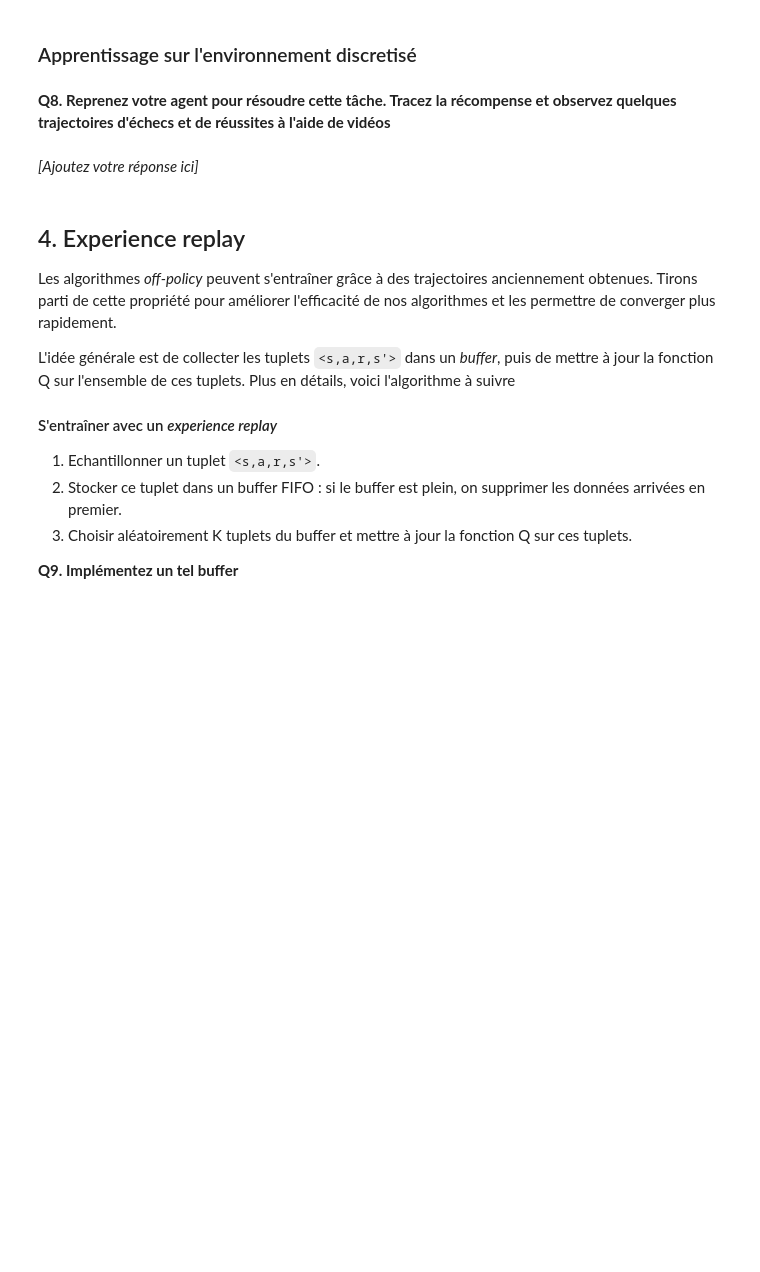
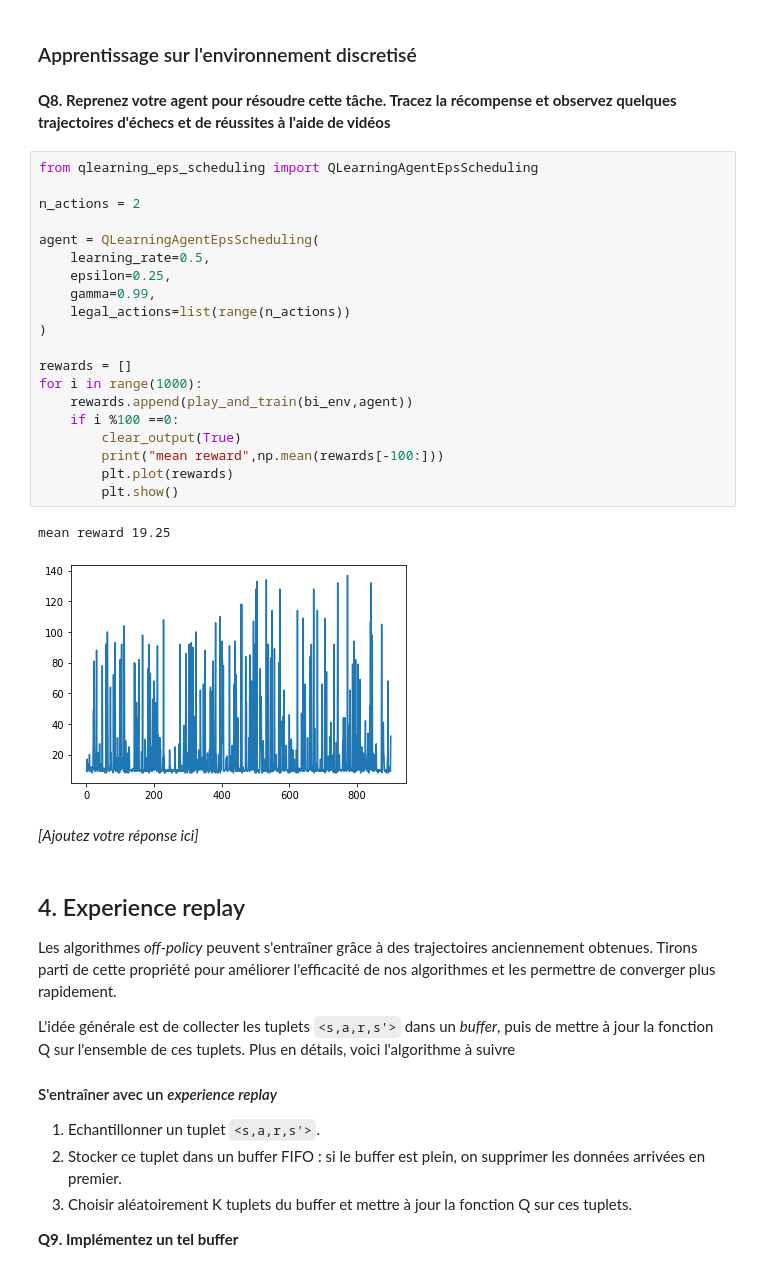
Before and after one commit to Miolith/reinforcement-learning, a Jupyter notebook: tp4/TP4.ipynb, the cells around one changed output. Cells and saved outputs as stored; diff of their text form; blank space fills up the shorter version.

```diff
--- a/tp4/TP4.ipynb
+++ b/tp4/TP4.ipynb
@@ -302,6 +376,29 @@ bi_env = Binarizer(gym.make("CartPole-v0"))
 ### Apprentissage sur l'environnement discretisé
 # %% [markdown]
 **Q8. Reprenez votre agent pour résoudre cette tâche. Tracez la récompense et observez quelques trajectoires d'échecs et de réussites à l'aide de vidéos**
+# %%
+from qlearning_eps_scheduling import QLearningAgentEpsScheduling
+
+n_actions = 2
+
+agent = QLearningAgentEpsScheduling(
+    learning_rate=0.5,
+    epsilon=0.25,
+    gamma=0.99,
+    legal_actions=list(range(n_actions))
+)
+
+rewards = []
+for i in range(1000):
+    rewards.append(play_and_train(bi_env,agent))
+    if i %100 ==0:
+        clear_output(True)
+        print("mean reward",np.mean(rewards[-100:]))
+        plt.plot(rewards)
+        plt.show()
+# %% [output]
+mean reward 19.25
+[figure, added]
 # %% [markdown]
 *[Ajoutez votre réponse ici]*
 # %% [markdown]
```
Also changed, not shown: parts of 11 cells of this notebook.
